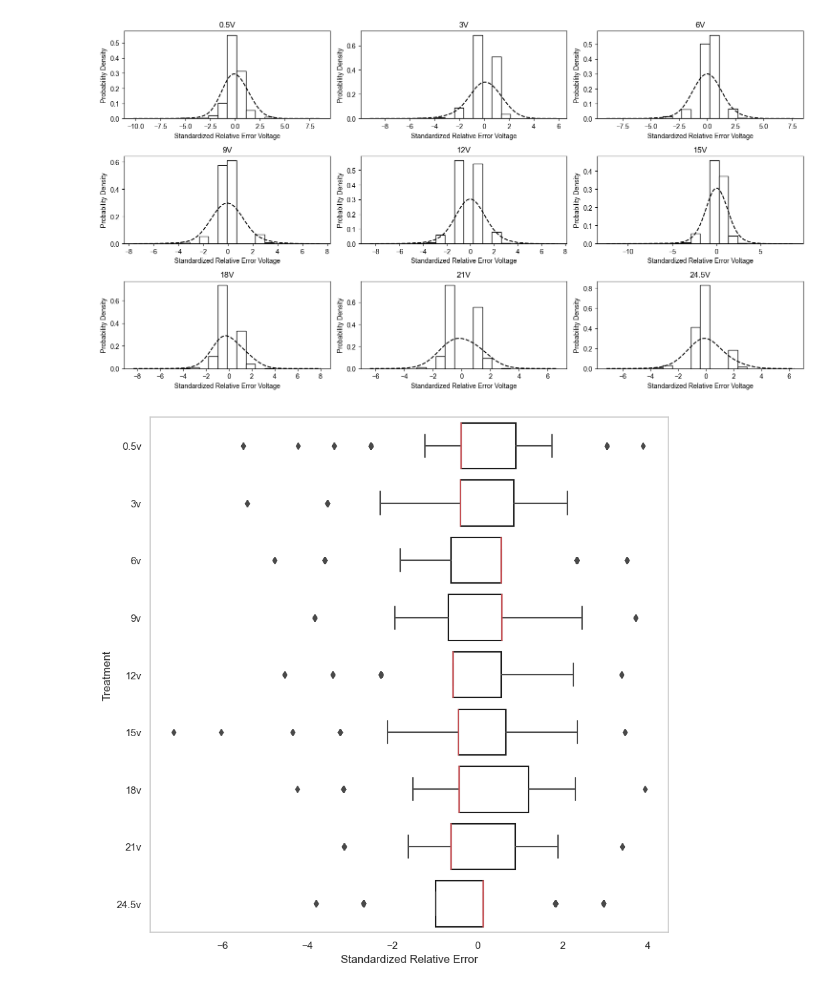
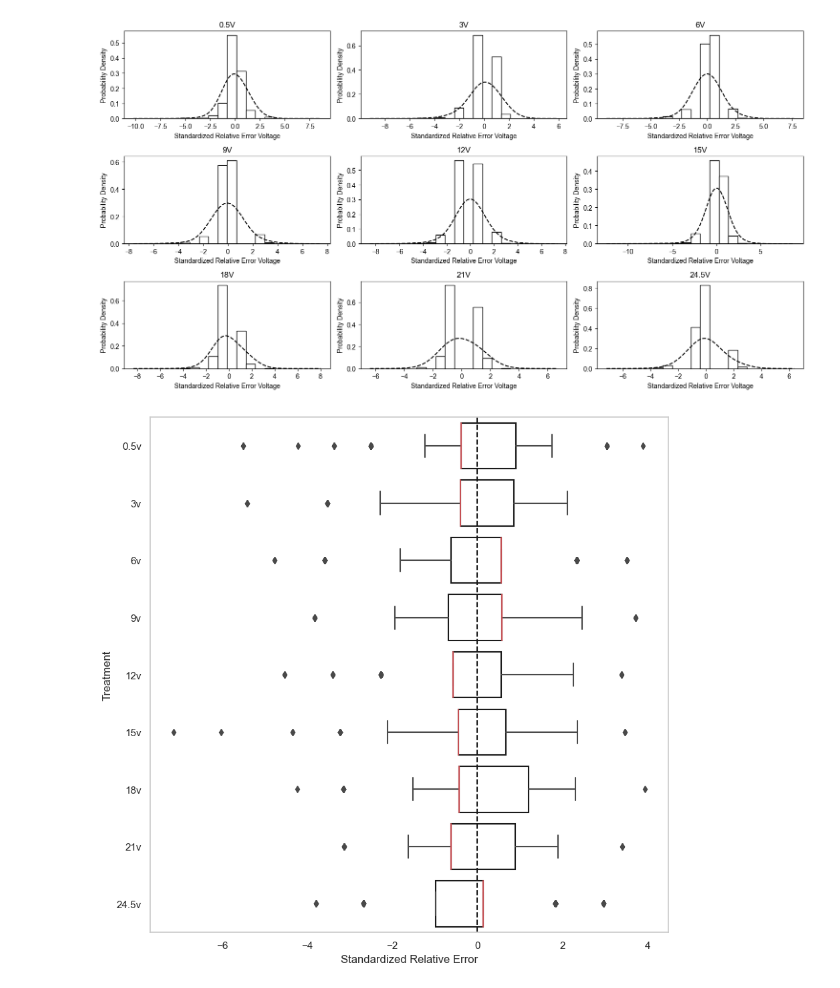
Before and after one commit to BiggusMaximus/Solar-Panel-Monitoring, a Jupyter notebook: Arduino-Bluetooth/2nd Approach/normal_distribution.ipynb, the cells around one changed output. Saved outputs shown, nothing was run; the diff lists cells and outputs as text; code cells hidden in the pictures.

```diff
--- a/Arduino-Bluetooth/2nd Approach/normal_distribution.ipynb
+++ b/Arduino-Bluetooth/2nd Approach/normal_distribution.ipynb
@@ -75,24 +75,25 @@ plt.savefig('../docs 2nd Approach/img/distribution_normal.png')
 # %%
 list_voltage = []
 for i in df.columns:
     list_voltage.append(str(i))
 
 
 df_melt = pd.melt(df.reset_index(), id_vars=['index'], value_vars=list_voltage)
 # replace column names
 df_melt.columns = ['index', 'voltage', 'value']
 df_melt
 
 sns.set(rc={'figure.figsize':(10,10)})
 sns.set_style('whitegrid', {'axes.grid' : False})
 ax = sns.boxplot(
     x='value',
     y='voltage',
     data=df_melt,
     boxprops = {"edgecolor":'k', 'facecolor':'w'},
     medianprops={"color": "r"},)
 ax.set(xlabel='Standardized Relative Error', ylabel='Treatment')
-plt.savefig('../docs 2nd Approach/img/Boxplot Remove Outlier STD Based from each variation sample.png')
+plt.axvline(0, color = 'k',linestyle= '--')
+plt.savefig('../docs 2nd Approach/img/Boxplot voltage distribution.png')
 plt.show()
 # %% [output]
-[figure, old version]
+[figure, new version]
```
Also changed, not shown: 21 other files.
